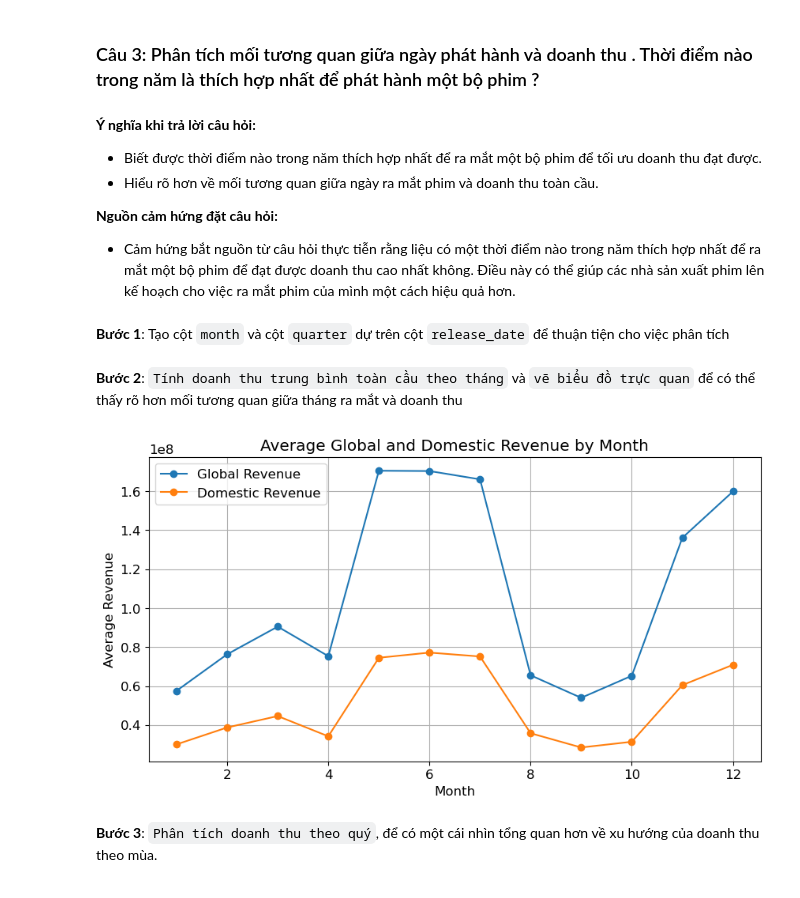
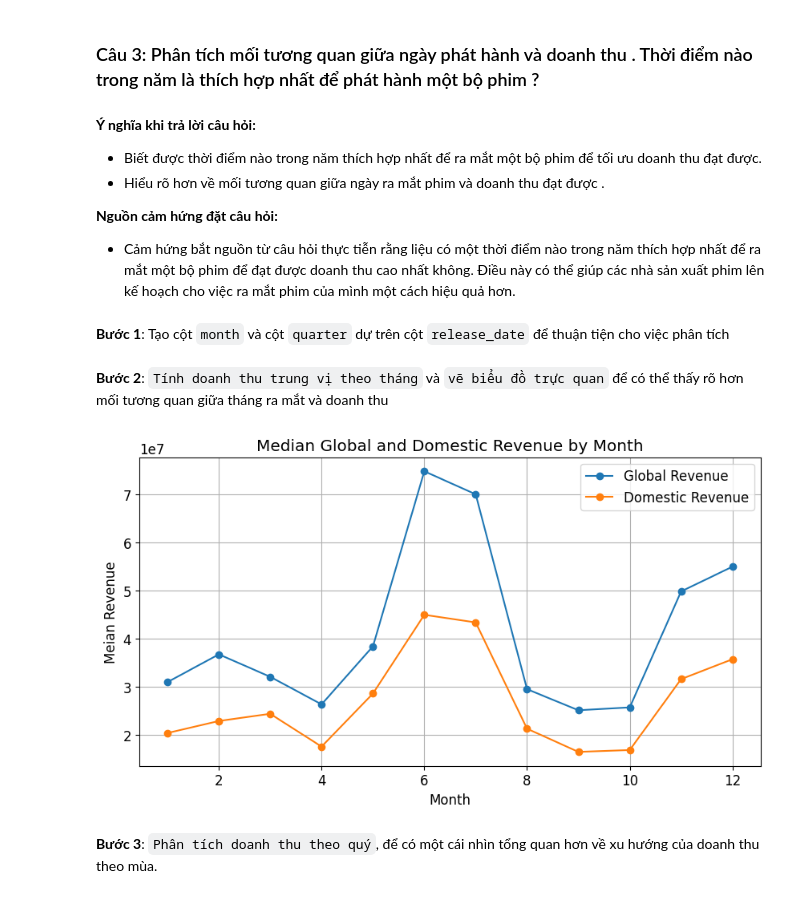
Before and after one commit to NguyenQuocHung47/Intro2DS-PJ1, a Jupyter notebook: PhanTichDuLieu.ipynb, the cells around one changed output. Cells and saved outputs as stored; diff of their text form; code cells hidden in the pictures.

```diff
--- a/PhanTichDuLieu.ipynb
+++ b/PhanTichDuLieu.ipynb
@@ -423,7 +423,7 @@ Nhận xét biểu đồ:
 **Ý nghĩa khi trả lời câu hỏi:**
 
  * Biết được thời điểm nào trong năm thích hợp nhất để ra mắt một bộ phim để tối ưu  doanh thu đạt được.
- * Hiểu rõ hơn về mối tương quan giữa ngày ra mắt phim và doanh thu toàn cầu.
+ * Hiểu rõ hơn về mối tương quan giữa ngày ra mắt phim và doanh thu đạt được .
 
 **Nguồn cảm hứng đặt câu hỏi:**
 * Cảm hứng bắt nguồn từ câu hỏi thực tiễn rằng liệu có một thời điểm nào trong năm thích hợp nhất để ra mắt một bộ phim để đạt được doanh thu cao nhất không. Điều này có thể giúp các nhà sản xuất phim lên kế hoạch cho việc ra mắt phim của mình một cách hiệu quả hơn.
@@ -438,24 +438,24 @@ df_copy = movies_df.copy()
 df_copy['month'] = df_copy['release_date'].dt.month
 df_copy['quarter'] = df_copy['release_date'].dt.quarter
 # %% [markdown]
-**Bước 2**: `Tính doanh thu trung bình toàn cầu theo tháng` và `vẽ biểu đồ trực quan` để có thể thấy rõ hơn mối tương quan giữa tháng ra mắt và doanh thu
+**Bước 2**: `Tính doanh thu trung vị theo tháng` và `vẽ biểu đồ trực quan` để có thể thấy rõ hơn mối tương quan giữa tháng ra mắt và doanh thu
 # %%
-# Tính doanh thu trung bình toàn cầu và nội địa theo tháng
-avg_revenue_by_month = df_copy.groupby('month')['world_revenue'].mean()
-avg_domestic_revenue_by_month = df_copy.groupby('month')['domestic_revenue'].mean()
+
+avg_revenue_by_month = df_copy.groupby('month')['world_revenue'].median()
+avg_domestic_revenue_by_month = df_copy.groupby('month')['domestic_revenue'].median()
 
 # Vẽ biểu đồ
 plt.figure(figsize=(10, 5))
 plt.plot(avg_revenue_by_month.index, avg_revenue_by_month.values, marker='o', label='Global Revenue')
 plt.plot(avg_domestic_revenue_by_month.index, avg_domestic_revenue_by_month.values, marker='o', label='Domestic Revenue')
 plt.xlabel('Month')
-plt.ylabel('Average Revenue')
-plt.title('Average Global and Domestic Revenue by Month')
+plt.ylabel('Meian Revenue')
+plt.title('Median Global and Domestic Revenue by Month')
 plt.grid()
 plt.legend()
 plt.show()
 # %% [output]
-[figure, old version]
+[figure, new version]
 # %% [markdown]
 **Bước 3**: `Phân tích doanh thu theo quý`, để có một cái nhìn tổng quan hơn về xu hướng của doanh thu theo mùa.
 # %%
```
Also changed, not shown: parts of 12 cells of this notebook, 1 other file.
